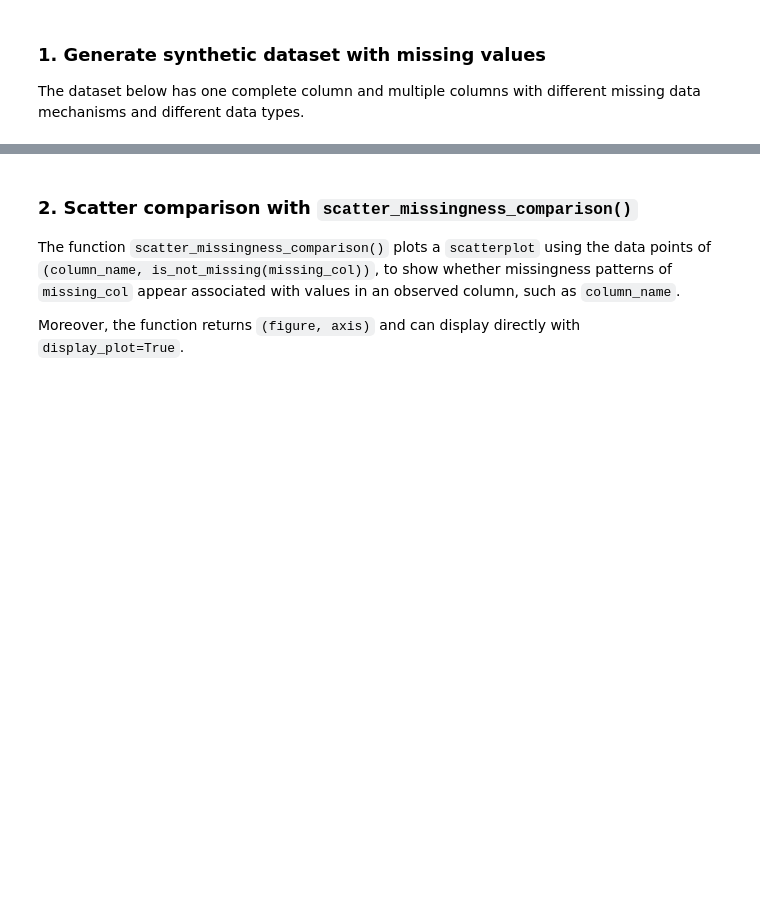
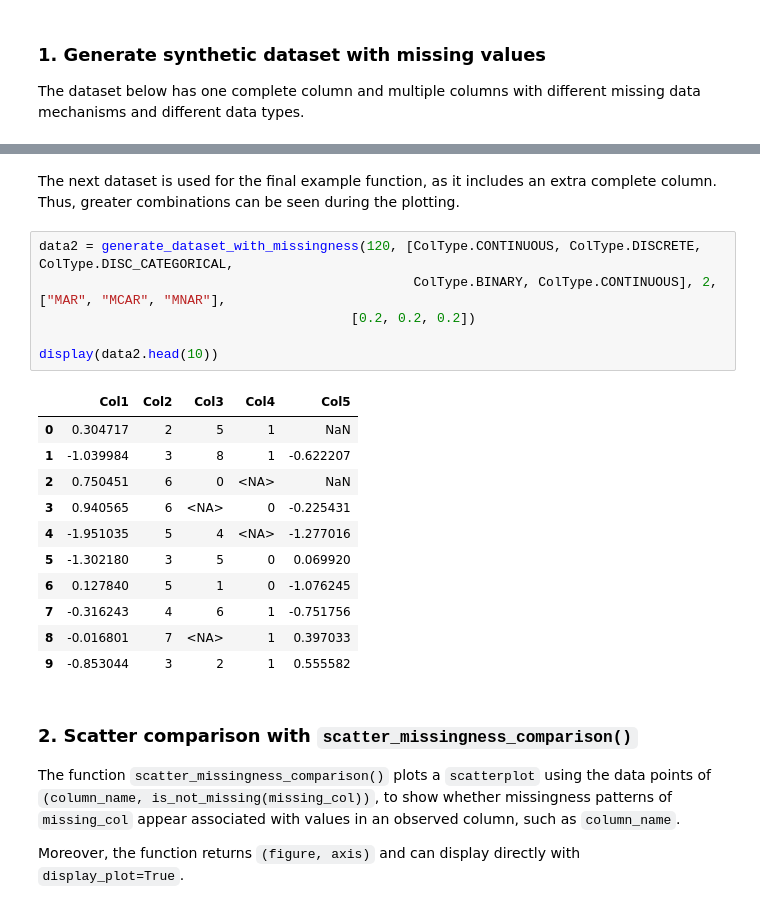
Before and after one commit to Ti-n-a/mechanism_viewer, a Jupyter notebook: examples/use_viewer_comparison.ipynb, the cells around one changed output, grey strips where cells are left out. Drawn from its saved outputs; the diff is of its cells as text; blank space fills up the shorter version.

```diff
--- a/examples/use_viewer_comparison.ipynb
+++ b/examples/use_viewer_comparison.ipynb
@@ -32,3 +32,23 @@ display(data.head(10))
+# %% [markdown]
+The next dataset is used for the final example function, as it includes an extra complete column. Thus, greater combinations can be seen during the plotting.
+# %%
+data2 = generate_dataset_with_missingness(120, [ColType.CONTINUOUS, ColType.DISCRETE, ColType.DISC_CATEGORICAL,
+        										ColType.BINARY, ColType.CONTINUOUS], 2, ["MAR", "MCAR", "MNAR"],
+										[0.2, 0.2, 0.2])
+
+display(data2.head(10))
+# %% [output]
+|  | Col1 | Col2 | Col3 | Col4 | Col5 |
+| 0 | 0.304717 | 2 | 5 | 1 | NaN |
+| 1 | -1.039984 | 3 | 8 | 1 | -0.622207 |
+| 2 | 0.750451 | 6 | 0 | <NA> | NaN |
+| 3 | 0.940565 | 6 | <NA> | 0 | -0.225431 |
+| 4 | -1.951035 | 5 | 4 | <NA> | -1.277016 |
+| 5 | -1.302180 | 3 | 5 | 0 | 0.069920 |
+| 6 | 0.127840 | 5 | 1 | 0 | -1.076245 |
+| 7 | -0.316243 | 4 | 6 | 1 | -0.751756 |
+| 8 | -0.016801 | 7 | <NA> | 1 | 0.397033 |
+| 9 | -0.853044 | 3 | 2 | 1 | 0.555582 |
 # %% [markdown]
 ### 2. Scatter comparison with `scatter_missingness_comparison()`
 
```
Also changed, not shown: parts of 10 cells of this notebook, 14 other files.
